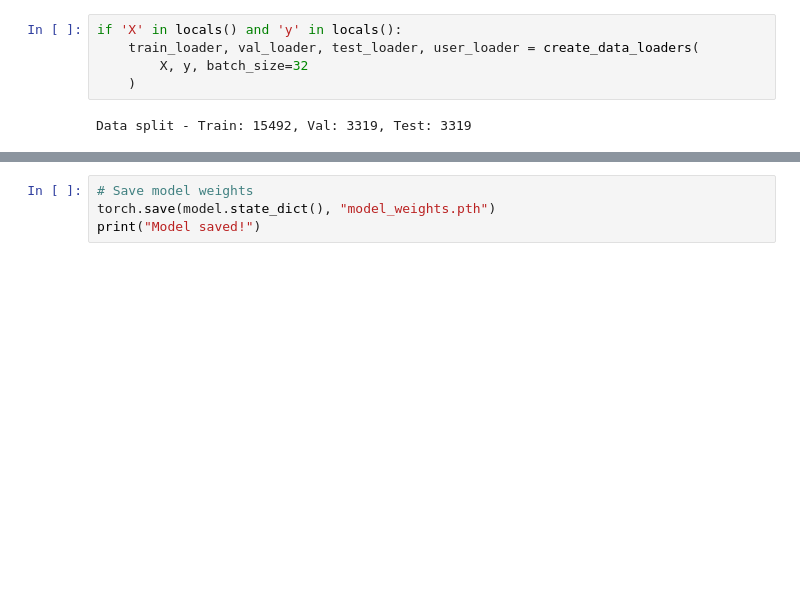
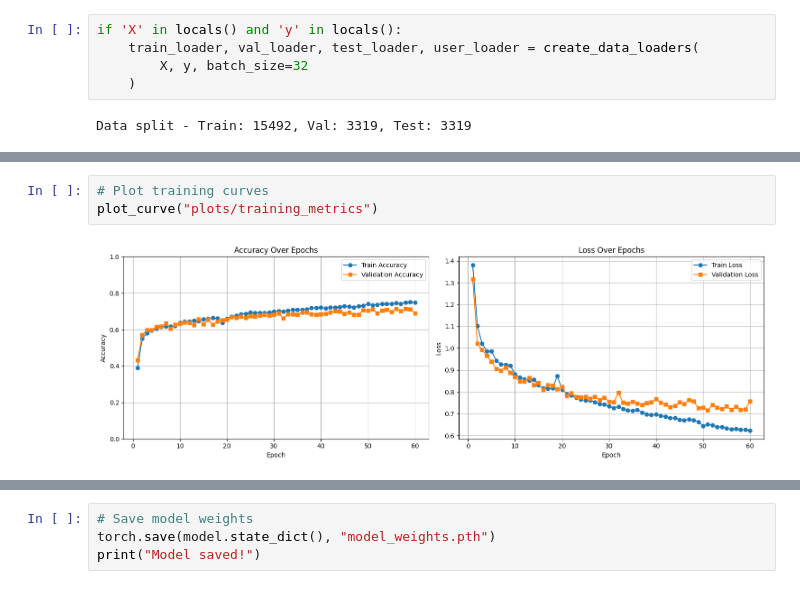
Before and after one commit to karnamgyal/sleep-stage-classifier, a Jupyter notebook: notebook.ipynb, the cells around one changed output, grey strips where cells are left out. Cells and saved outputs as stored; diff of their text form; blank space fills up the shorter version.

```diff
--- a/notebook.ipynb
+++ b/notebook.ipynb
@@ -473,3 +497,8 @@ KeyboardInterrupt:
+# %%
+# Plot training curves
+plot_curve("plots/training_metrics")
+# %% [output]
+[figure, added]
 # %%
 criterion = nn.CrossEntropyLoss()
 device = torch.device("cuda" if torch.cuda.is_available() else "cpu")
```
Also changed, not shown: parts of 11 cells of this notebook, 9 other files.
